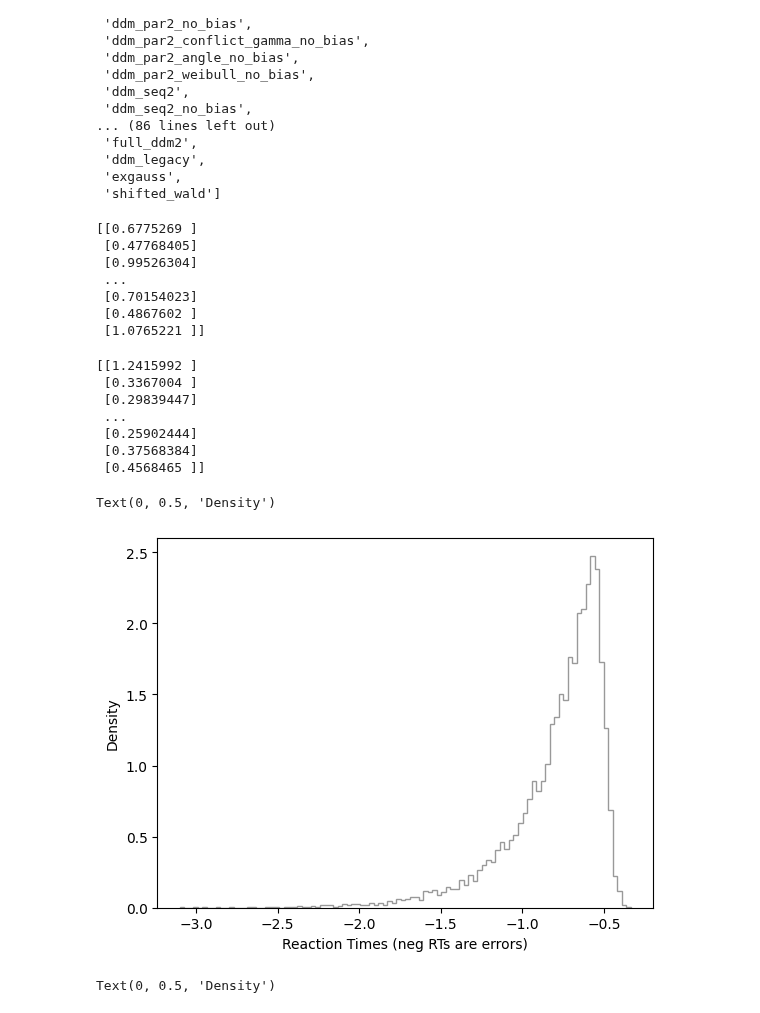
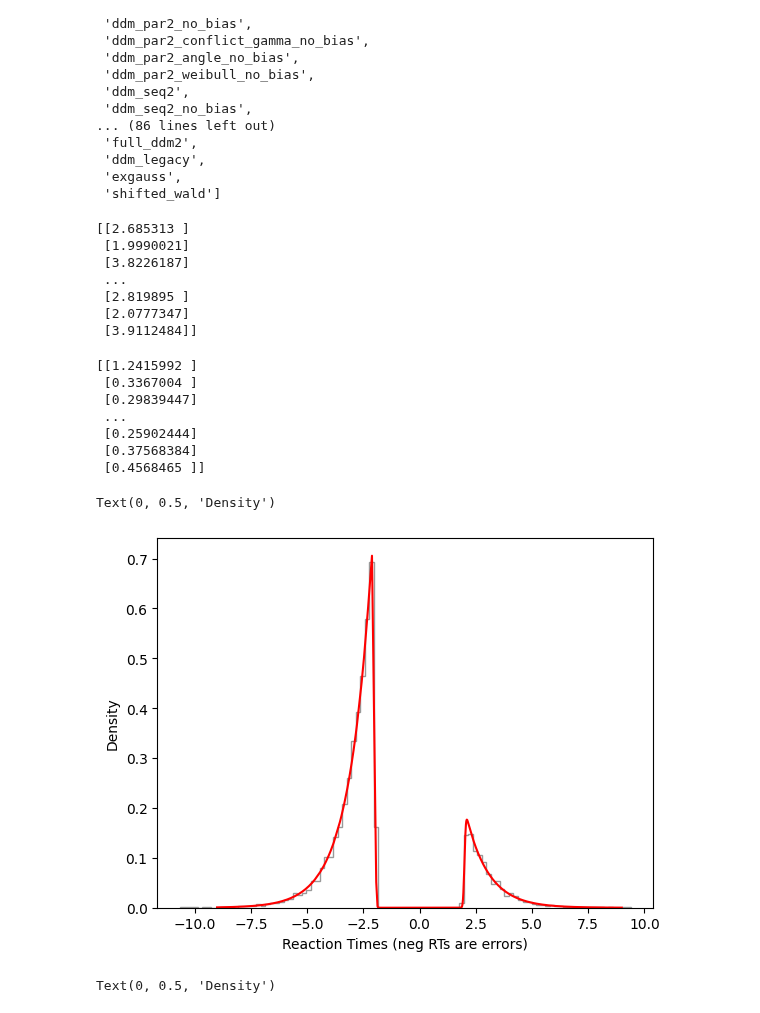
Before and after one commit to lnccbrown/ssm-simulators, a Jupyter notebook: notebooks/test_exgauss_wald.ipynb, the cells around one changed output. Cells and saved outputs as stored; diff of their text form; code cells hidden in the pictures.

Commit message:
implemented likelihood with 'p' for exgauss

```diff
--- a/notebooks/test_exgauss_wald.ipynb
+++ b/notebooks/test_exgauss_wald.ipynb
@@ -26,21 +28,21 @@ list(ssms.config.model_config.keys())
 from ssms.basic_simulators.simulator import simulator
 
 sim_out = simulator(
-    model="exgauss", theta={"mu": 0.5, "sigma":0.05, "tau": 0.3, "p": 0}, n_samples=10000, random_state = 100,
+    model="exgauss", theta={"mu": 2, "sigma":0.05, "tau": 1, "p": 0.2}, n_samples=10000, random_state = 100,
     )
 sim_out_2 = simulator(
-    model="shifted_wald", theta={"gamma": 2.0, "alpha":1, "theta": 0.0, "p": 0.8}, n_samples=10000, random_state = 100,
+    model="shifted_wald", theta={"gamma": 2.0, "alpha":1, "theta": 0.0, "p": 0.1}, n_samples=10000, random_state = 100,
     )
 # %%
 print(sim_out['rts'])
 # %% [output]
-[[0.6775269 ]
- [0.47768405]
- [0.99526304]
+[[2.685313 ]
+ [1.9990021]
+ [3.8226187]
  ...
- [0.70154023]
- [0.4867602 ]
- [1.0765221 ]]
+ [2.819895 ]
+ [2.0777347]
+ [3.9112484]]
 # %%
 print(sim_out_2['rts'])
 # %% [output]
@@ -56,19 +101,22 @@ print(sim_out_2['rts'])
 # %%
 import matplotlib.pyplot as plt
 plt.hist(
     sim_out["rts"][sim_out["rts"] != -999] * sim_out["choices"][sim_out["rts"] != -999],
     bins=100,
     histtype="step",
     color="black",
     label="Weibull Deadline",
     density=True,
     alpha=0.4,
 )
+s = choice*x
+idx = np.argsort(s) # sort the values so theyre not zig zaggy
+plt.plot(s[idx], pdf_vals[idx], color="red", label="Ex-Gaussian Likelihood")
 plt.xlabel("Reaction Times (neg RTs are errors)")
 plt.ylabel("Density")
 # %% [output]
 Text(0, 0.5, 'Density')
-[figure, old version]
+[figure, new version]
 # %%
 plt.hist(
     sim_out_2["rts"][sim_out_2["rts"] != -999] * sim_out_2["choices"][sim_out_2["rts"] != -999],
```
Also changed, not shown: parts of 4 cells of this notebook.
